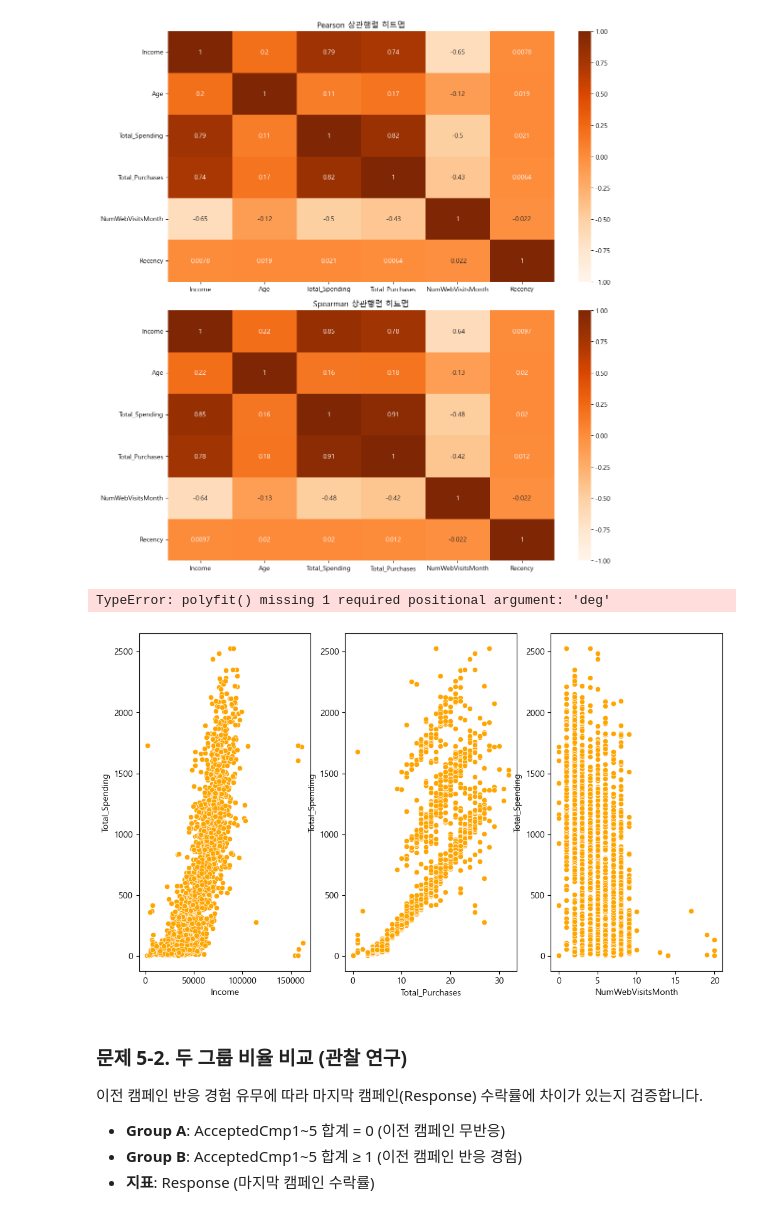
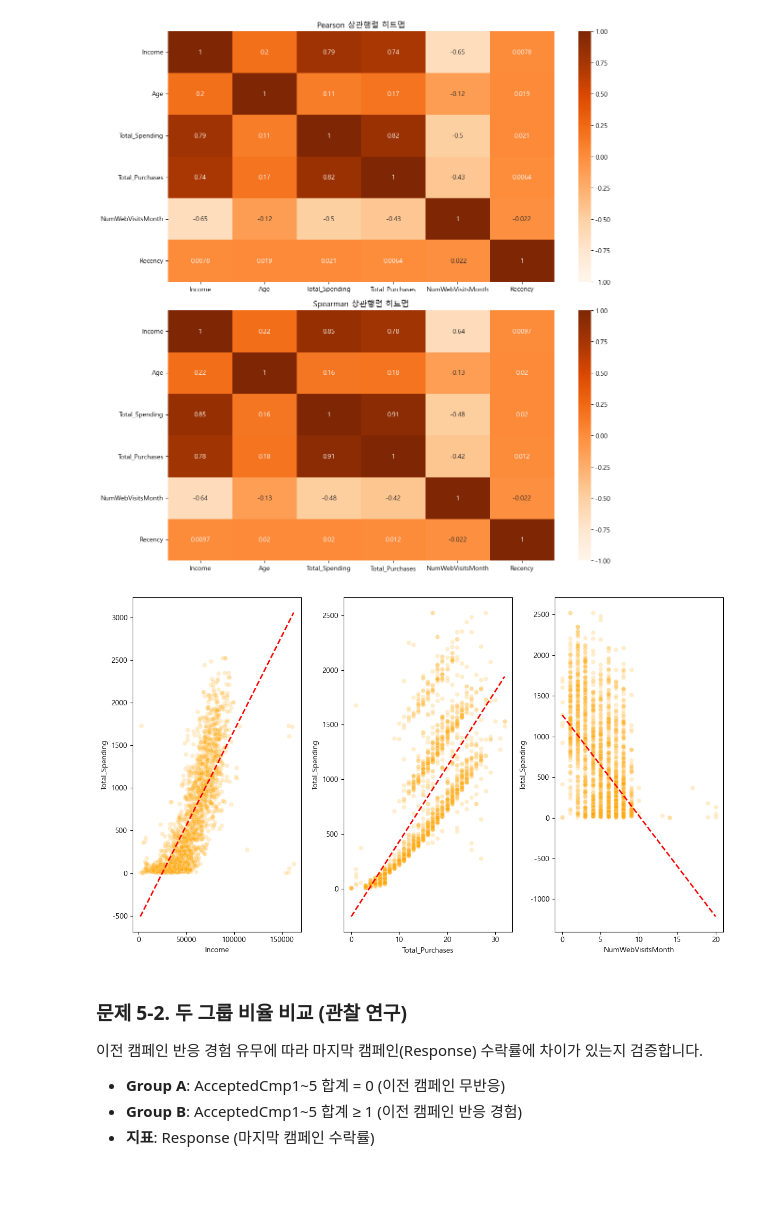
Before and after one commit to sparta-data11-statistics-practice/practice-01-descriptive-statistics-Heesang01, a Jupyter notebook: practice_comprehensive.ipynb, the cells around one changed output. Cells and saved outputs as stored; diff of their text form; code cells hidden in the pictures; blank space fills up the shorter version.

```diff
--- a/practice_comprehensive.ipynb
+++ b/practice_comprehensive.ipynb
@@ -1311,16 +1311,31 @@ plt.show()
 # %%
 # TODO 5-1(d): 주요 변수 쌍 산점도 + 추세선 (1×3 서브플롯)
 # 대상: (Income, Total_Spending), (NumWebVisitsMonth, Total_Spending), (Total_Spending, Total_Purchases)
 # np.polyfit()으로 1차 추세선을 그리세요
 
 fig, axes = plt.subplots(1, 3, figsize=(12,7))
-sns.scatterplot(x=df[pairs[0][0]], y=df[pairs[0][1]], color='Orange', ax=axes[0])
-sns.scatterplot(x=df[pairs[1][1]], y=df[pairs[1][0]], color='Orange', ax=axes[1])
-sns.scatterplot(x=df[pairs[2][0]], y=df[pairs[2][1]], color='Orange', ax=axes[2])
-z1 = np.polyfit(x=df[pairs[0][0]], y=df[pairs[0][1]])
+sns.scatterplot(x=df[pairs[0][0]], y=df[pairs[0][1]], color='Orange', ax=axes[0], alpha=0.2)
+sns.scatterplot(x=df[pairs[1][1]], y=df[pairs[1][0]], color='Orange', ax=axes[1], alpha=0.2)
+sns.scatterplot(x=df[pairs[2][0]], y=df[pairs[2][1]], color='Orange', ax=axes[2], alpha=0.2)
+
+z1 = np.polyfit(df[pairs[0][0]], df[pairs[0][1]], 1)
+p1 = np.poly1d(z1)
+x_line1 = np.linspace(df[pairs[0][0]].min(), df[pairs[0][0]].max(),100)
+
+z2 = np.polyfit(df[pairs[1][1]], df[pairs[1][0]], 1)
+p2 = np.poly1d(z2)
+x_line2 = np.linspace(df[pairs[1][1]].min(), df[pairs[1][1]].max(),100)
+
+z3 = np.polyfit(df[pairs[2][0]], df[pairs[2][1]], 1)
+p3 = np.poly1d(z3)
+x_line3 = np.linspace(df[pairs[2][0]].min(), df[pairs[2][0]].max(),100)
+axes[0].plot(x_line1, p1(x_line1), color='red', linewidth=2, linestyle='--', label=f'회귀선: y={z1[0]:.2f}x + {z1[1]:.1f}')
+axes[1].plot(x_line2, p2(x_line2), color='red', linewidth=2, linestyle='--', label=f'회귀선: y={z2[0]:.2f}x + {z2[1]:.1f}')
+axes[2].plot(x_line3, p3(x_line3), color='red', linewidth=2, linestyle='--', label=f'회귀선: y={z3[0]:.2f}x + {z3[1]:.1f}')
+plt.tight_layout()
+plt.show()
 # %% [output]
-TypeError: polyfit() missing 1 required positional argument: 'deg'
-[figure, old version]
+[figure, new version]
 # %% [markdown]
 ### 문제 5-2. 두 그룹 비율 비교 (관찰 연구)
 
```
Also changed, not shown: parts of 3 cells of this notebook.
